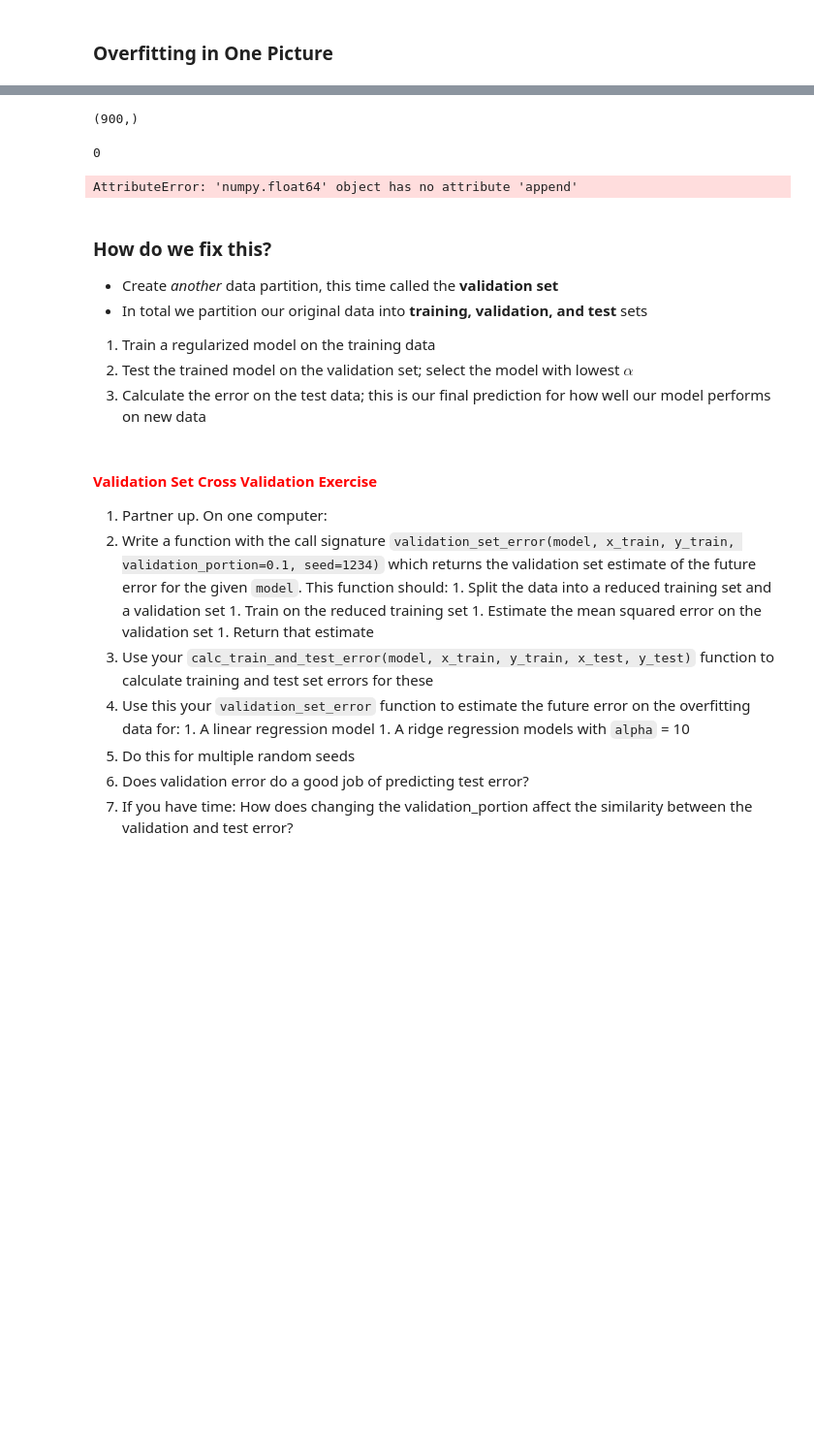
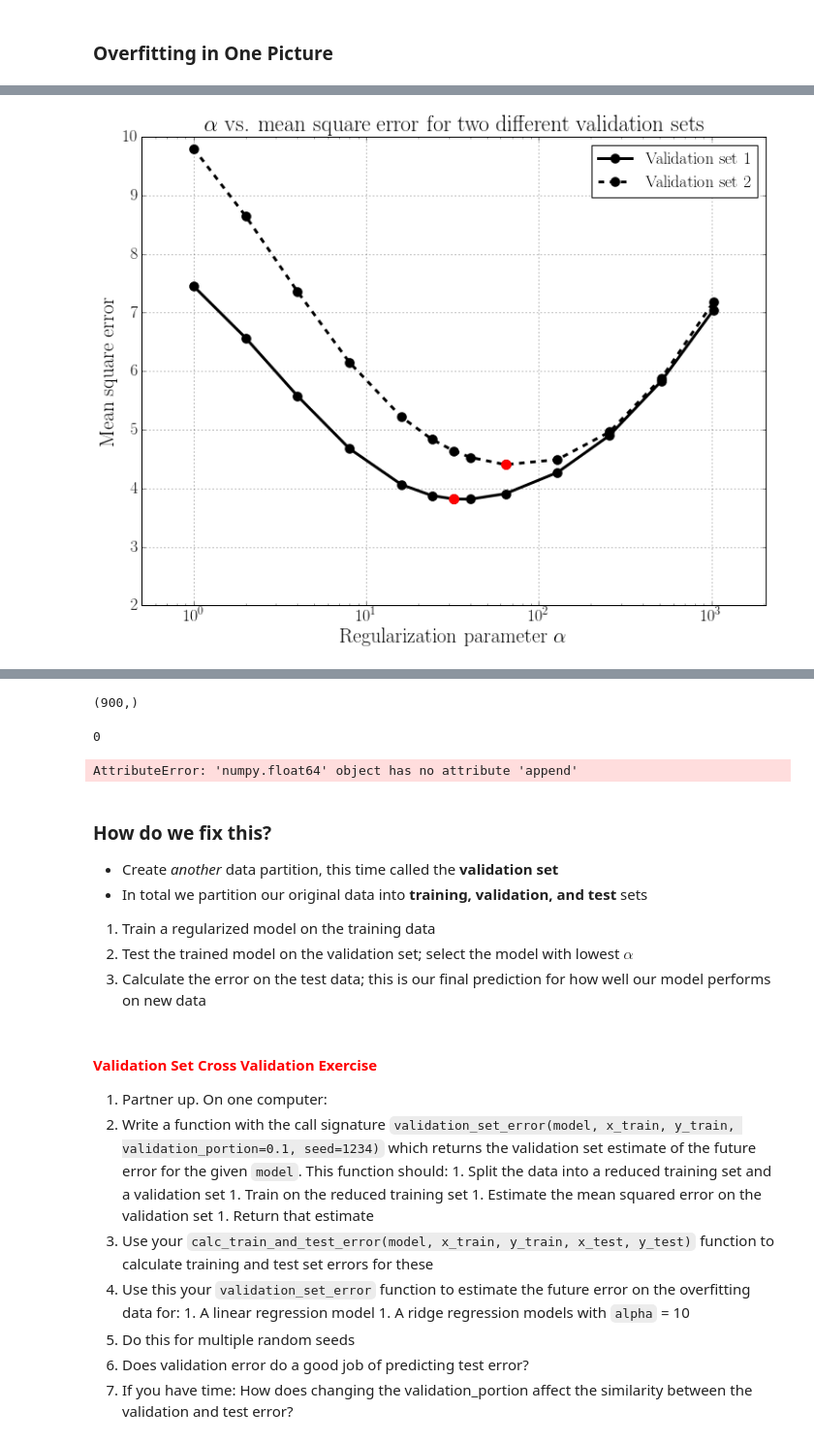
Before and after one commit to UCIDataScienceInitiative/PredictiveModeling_withPython, a Jupyter notebook: Solutions/Session 2 - Overfitting, Regularization, Model Selection.ipynb, the cells around one changed output, grey strips where cells are left out. Shown at 97% size. Cells and saved outputs as stored; diff of their text form; code cells hidden in the pictures; blank space fills up the shorter version.

```diff
--- a/Solutions/Session 2 - Overfitting, Regularization, Model Selection.ipynb
+++ b/Solutions/Session 2 - Overfitting, Regularization, Model Selection.ipynb
@@ -373,0 +318,88 @@ plt.show()
+# %%
+# load overfitting data into 'train' and 'test' sets
+with np.load('data/overfitting_data.npz') as data:
+    x_train = data['x_train']
+    y_train = data['y_train']
+    x_test = data['x_test']
+    y_test = data['y_test']
+
+# split the 'train' set into 'train' and 'validation' sets
+from sklearn.cross_validation import train_test_split
+validation_portion = 0.1
+seed_1 = 1234
+seed_2 = 7890
+x_train_1, x_valid_1, y_train_1, y_valid_1 = \
+    train_test_split(x_train, y_train, test_size=validation_portion, random_state=seed_1)
+x_train_2, x_valid_2, y_train_2, y_valid_2 = \
+    train_test_split(x_train, y_train, test_size=validation_portion, random_state=seed_2)
+# %%
+#########################
+# Solution
+#########################
+
+alphas = sorted([0]+[2**i for i in range(0,11)]+[24, 40])
+
+
+
+# Set up figure
+fig, axes = plt.subplots(1, 1, figsize = (12,9))
+
+lines = ['-', '--']
+
+for j, (x_train, y_train, x_valid, y_valid) in enumerate([(x_train_1, y_train_1, x_valid_1, y_valid_1),
+                                          (x_train_2, y_train_2, x_valid_2, y_valid_2)]):
+
+    models = [linear_model.Ridge(alpha) for alpha in alphas]
+
+    train_errors = []
+    valid_errors = []
+    test_errors = []
+    coef_mags = []
+
+    for model in models:
+
+        # Fit the model to the training data
+        model.fit(x_train, y_train)
+
+        # Predict the outputs y for the training, validation, and test data
+        y_train_pred = model.predict(x_train)
+        y_valid_pred = model.predict(x_valid)
+        #y_test_pred = model.predict(x_test)
+
+        # Calculate the mean-squared error of each set of predictions, and append to the appropriate lists
+        train_errors.append(mean_squared_error(y_train, y_train_pred))
+        valid_errors.append(mean_squared_error(y_valid, y_valid_pred))
+        #test_errors.append(mean_squared_error(y_test, y_test_pred))
+
+        # Calculate the norm of the coefficient vector and append to list
+        coef_mags.append(np.sum(np.abs(model.coef_)))
+
+
+
+
+
+    #plt.semilogx(alphas[1:], train_errors[1:], lw = 3, label = 'Train', color = 'k', marker = 'o', markersize = 10)
+
+
+    plt.semilogx(alphas[1:], valid_errors[1:], lw = 3, label = 'Validation set '+str(j+1), color = 'k', ls = lines[j], marker = 'o', markersize = 10)
+
+
+plt.scatter(32, 3.82, color = 'red', s = 100, zorder = 3)
+plt.scatter(64, 4.415, color = 'red', s = 100, zorder = 3)
+
+plt.xlim(.5, 2056)
+plt.ylim(2,10)
+
+plt.title(r'$\alpha$ vs. mean square error for two different validation sets', size = 24)
+plt.xlabel(r'Regularization parameter $\alpha$', size = 22)
+plt.ylabel(r'Mean square error', size = 22)
+
+plt.legend(fontsize = 18, loc = 'upper right', numpoints=1)
+plt.grid()
+plt.tick_params(labelsize = 18)
+
+plt.savefig('alpha_variance.png')
+
+plt.show()
+# %% [output]
+[figure, added]
```
Also changed, not shown: parts of 31 cells of this notebook, 2 other files.
